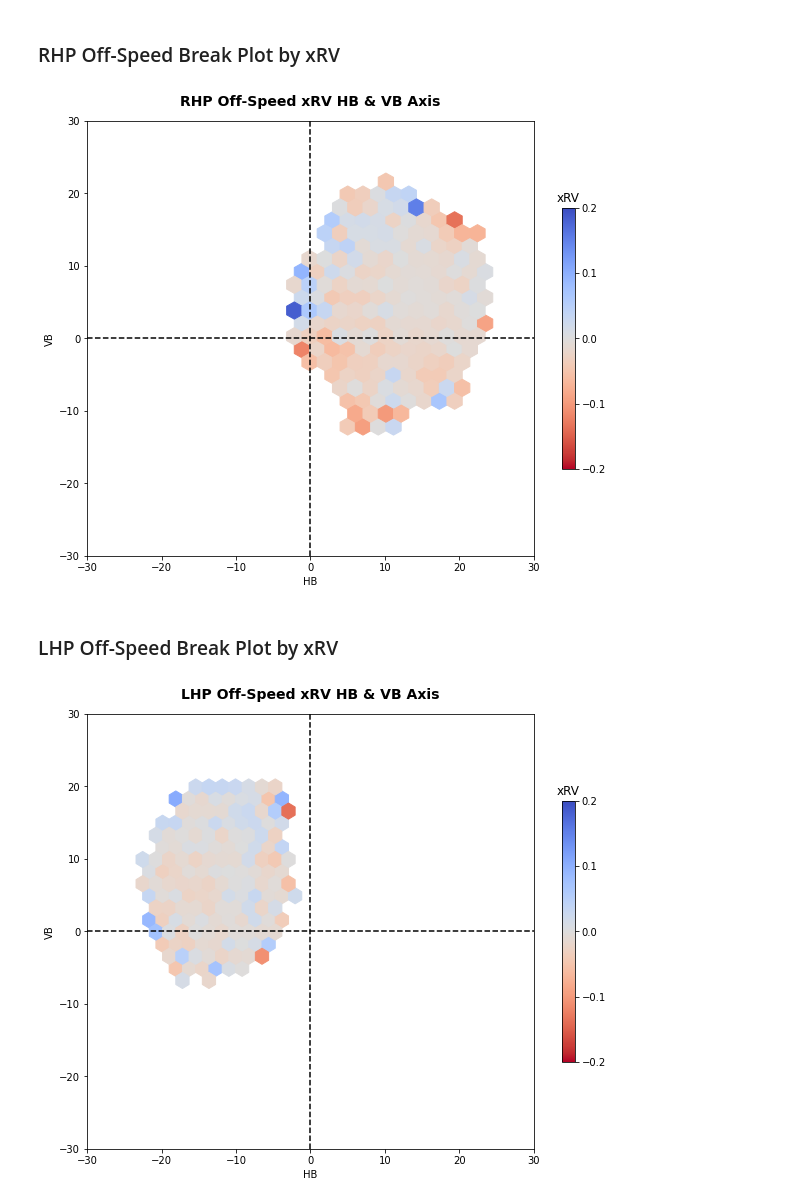
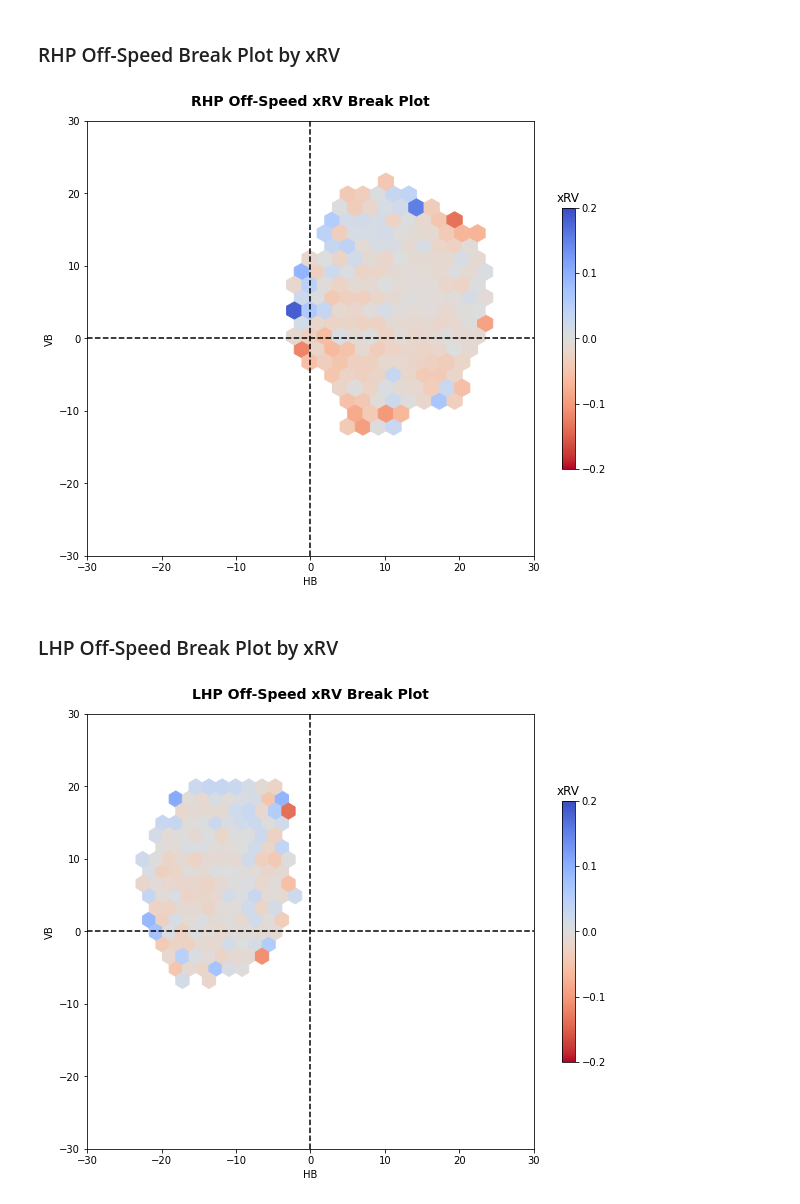
Before and after one commit to anthonyzurke/RVmodel, a Jupyter notebook: notebooks/analysis-rv.ipynb, the cells around one changed output. Saved outputs shown, nothing was run; the diff lists cells and outputs as text; code cells hidden in the pictures.

```diff
--- a/notebooks/analysis-rv.ipynb
+++ b/notebooks/analysis-rv.ipynb
@@ -530,15 +530,15 @@ See Full Dataframe in Mito
 # %%
 plt.figure(figsize = (10, 8))
 
 plt.hexbin(rhp_os['pfx_x'], rhp_os['pfx_z'], C = rhp_os['xRV'], cmap = 'coolwarm_r',
            mincnt = 5, gridsize = 20)
 cb = plt.colorbar(ticks = [-.2,-.1, 0, .1, .2], shrink = .6)
 cb.ax.set_title('xRV'), plt.clim(-.2, .2)
 plt.xlabel('HB'), plt.ylabel('VB'), plt.xlim(-30, 30), plt.ylim(-30, 30)
 plt.axhline(0, color = 'black', ls = '--'), plt.axvline(0, color = 'black', ls = '--')
-plt.title('RHP Off-Speed xRV HB & VB Axis', fontsize = 14, fontweight = 'bold', pad = 15);
+plt.title('RHP Off-Speed xRV Break Plot', fontsize = 14, fontweight = 'bold', pad = 15);
 # %% [output]
-[figure, old version]
+[figure, new version]
 # %% [markdown]
 ### LHP Off-Speed Break Plot by xRV
 # %%
@@ -550,6 +550,6 @@ cb = plt.colorbar(ticks = [-.2,-.1, 0, .1, .2], shrink = .6)
 cb.ax.set_title('xRV'), plt.clim(-.2, .2)
 plt.xlabel('HB'), plt.ylabel('VB'), plt.xlim(-30, 30), plt.ylim(-30, 30)
 plt.axhline(0, color = 'black', ls = '--'), plt.axvline(0, color = 'black', ls = '--')
-plt.title('LHP Off-Speed xRV HB & VB Axis', fontsize = 14, fontweight = 'bold', pad = 15);
+plt.title('LHP Off-Speed xRV Break Plot', fontsize = 14, fontweight = 'bold', pad = 15);
 # %% [output]
-[figure, old version]
+[figure, new version]
```
Also changed, not shown: parts of 5 cells of this notebook, 4 other files.
